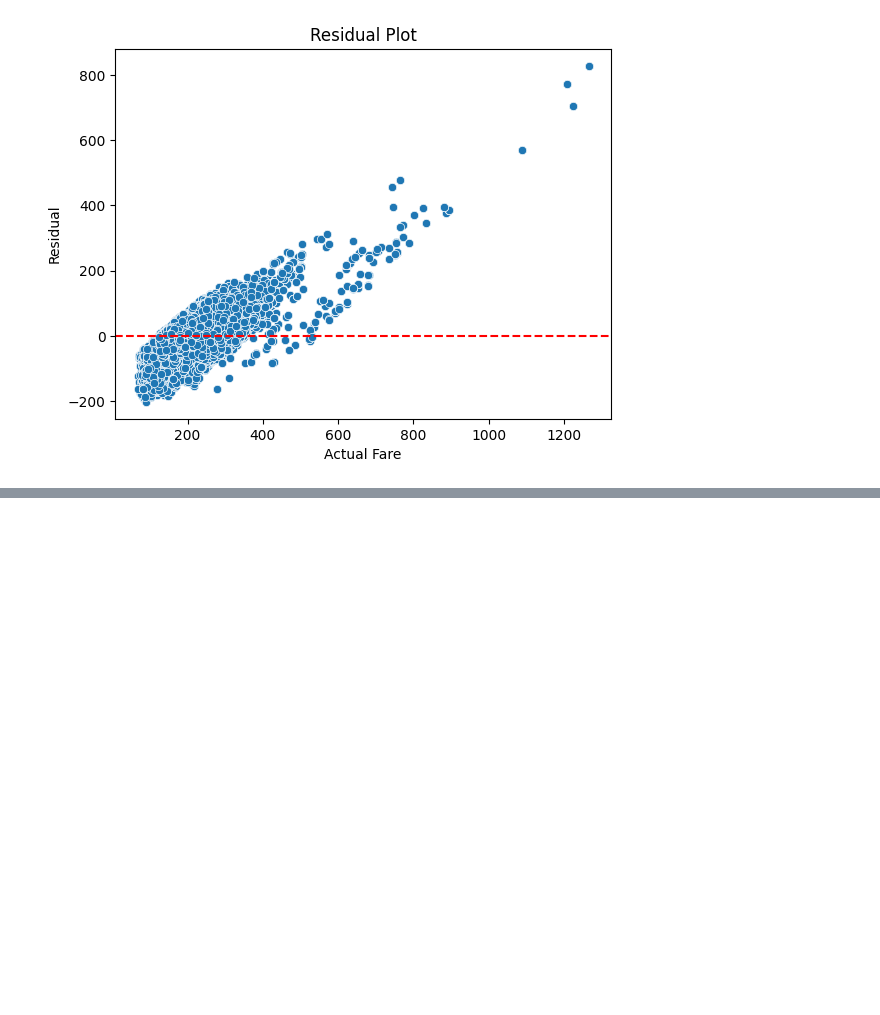
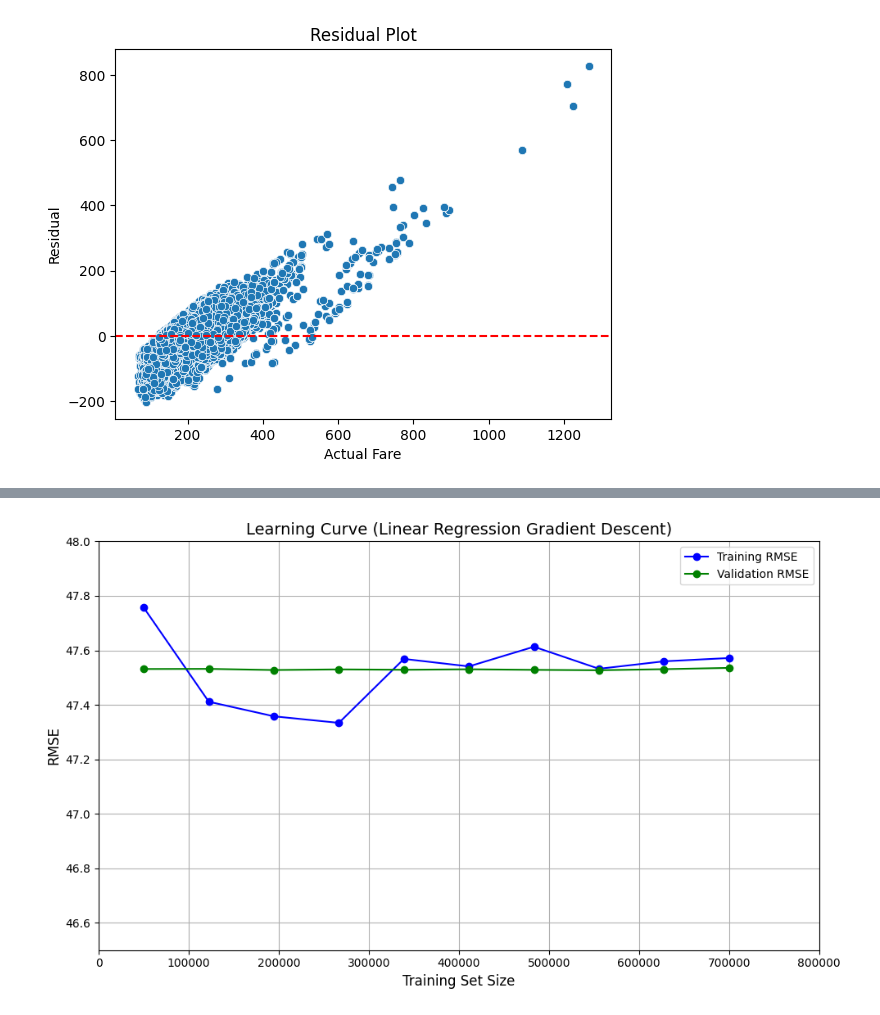
Before and after one commit to davejinyoung/SENG474_flight_pricing_model, a Jupyter notebook: linear_regression_normal_and_gd.ipynb, the cells around one changed output, grey strips where cells are left out. Drawn from its saved outputs; the diff is of its cells as text; code cells hidden in the pictures; blank space fills up the shorter version.

```diff
--- a/linear_regression_normal_and_gd.ipynb
+++ b/linear_regression_normal_and_gd.ipynb
@@ -510,0 +598,20 @@ Iteration  999: MSE = 2265.7046
+# %%
+plt.figure(figsize=(10, 6))
+plt.plot(train_sizes, np.sqrt(train_errors), 'o-', label="Training RMSE", color='blue')
+plt.plot(train_sizes, np.sqrt(val_errors), 'o-', label="Validation RMSE", color='green')
+
+plt.xlabel("Training Set Size", fontsize=12)
+plt.ylabel("RMSE", fontsize=12)
+plt.title("Learning Curve (Linear Regression Gradient Descent)", fontsize=14)
+plt.legend()
+plt.grid(True)
+plt.xlim(0, 800000)
+plt.ylim(46.5, 48)
+
+# Use full numbers on x-axis
+# plt.xticks(train_sizes, labels=[f"{x:,}" for x in train_sizes])  # Formats like 100,000
+
+plt.tight_layout()
+plt.show()
+# %% [output]
+[figure, added]
```
Also changed, not shown: parts of 18 cells of this notebook.
